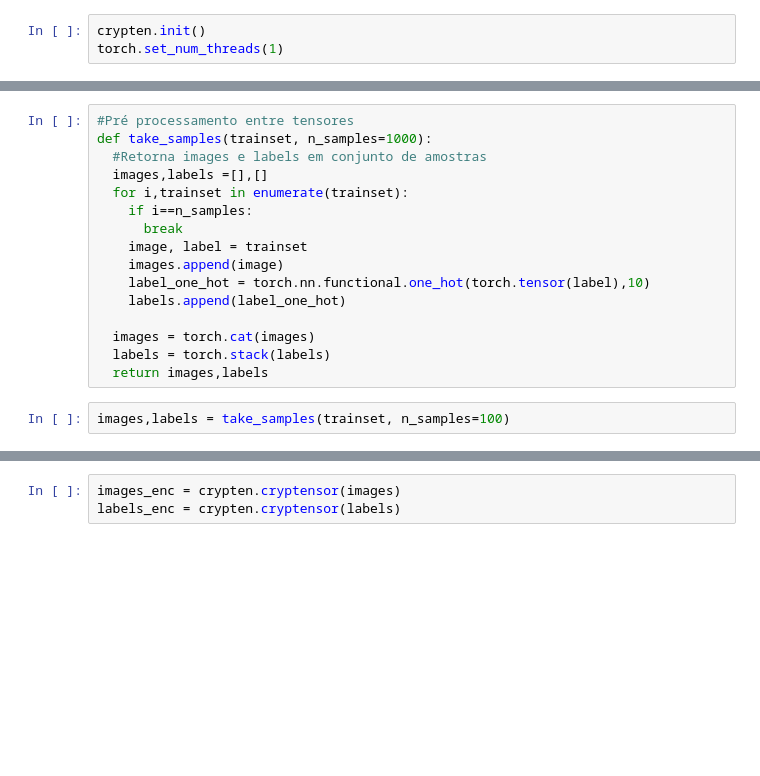
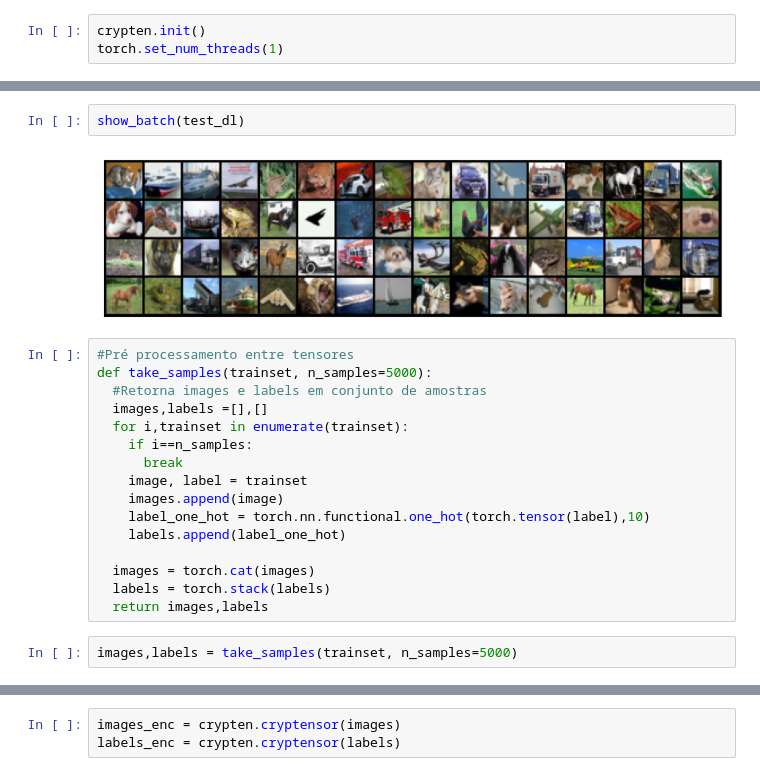
Before and after one commit to denisangelo/Curso_Federated_Learning, a Jupyter notebook: ExemploCryptenRegressaoLogistica.ipynb, the cells around one changed output, grey strips where cells are left out. Drawn from its saved outputs; the diff is of its cells as text; blank space fills up the shorter version.

```diff
--- a/ExemploCryptenRegressaoLogistica.ipynb
+++ b/ExemploCryptenRegressaoLogistica.ipynb
@@ -71,6 +93,10 @@ O label da imagem é:  6
+# %%
+show_batch(test_dl)
+# %% [output]
+[figure, added]
 # %%
 #Pré processamento entre tensores
-def take_samples(trainset, n_samples=1000):
+def take_samples(trainset, n_samples=5000):
   #Retorna images e labels em conjunto de amostras
   images,labels =[],[]
   for i,trainset in enumerate(trainset):
@@ -85,7 +111,7 @@ def take_samples(trainset, n_samples=1000):
   labels = torch.stack(labels)
   return images,labels
 # %%
-images,labels = take_samples(trainset, n_samples=100)
+images,labels = take_samples(trainset, n_samples=5000)
 # %%
 print(images.shape)
 print(labels.shape)
```
Also changed, not shown: parts of 27 cells of this notebook.
